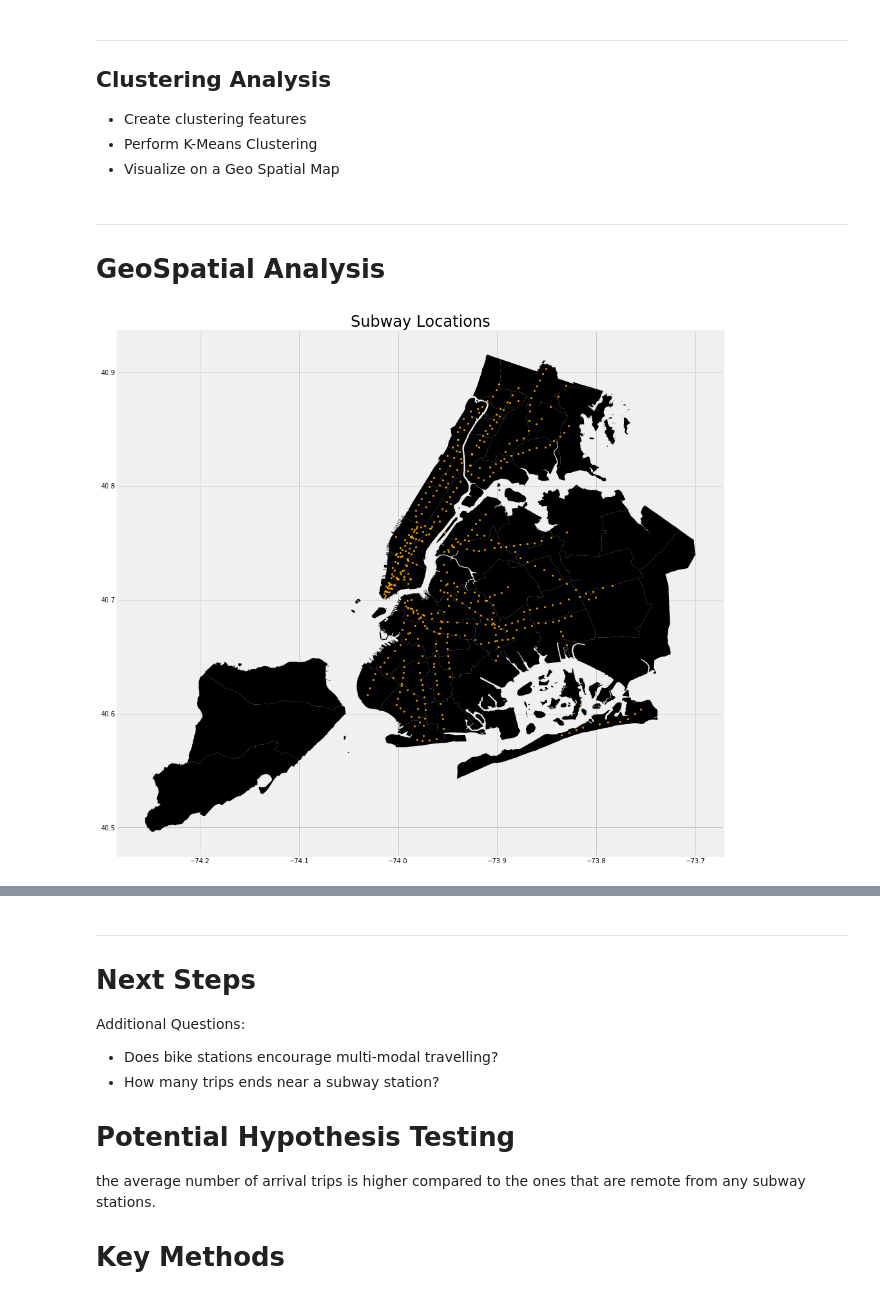
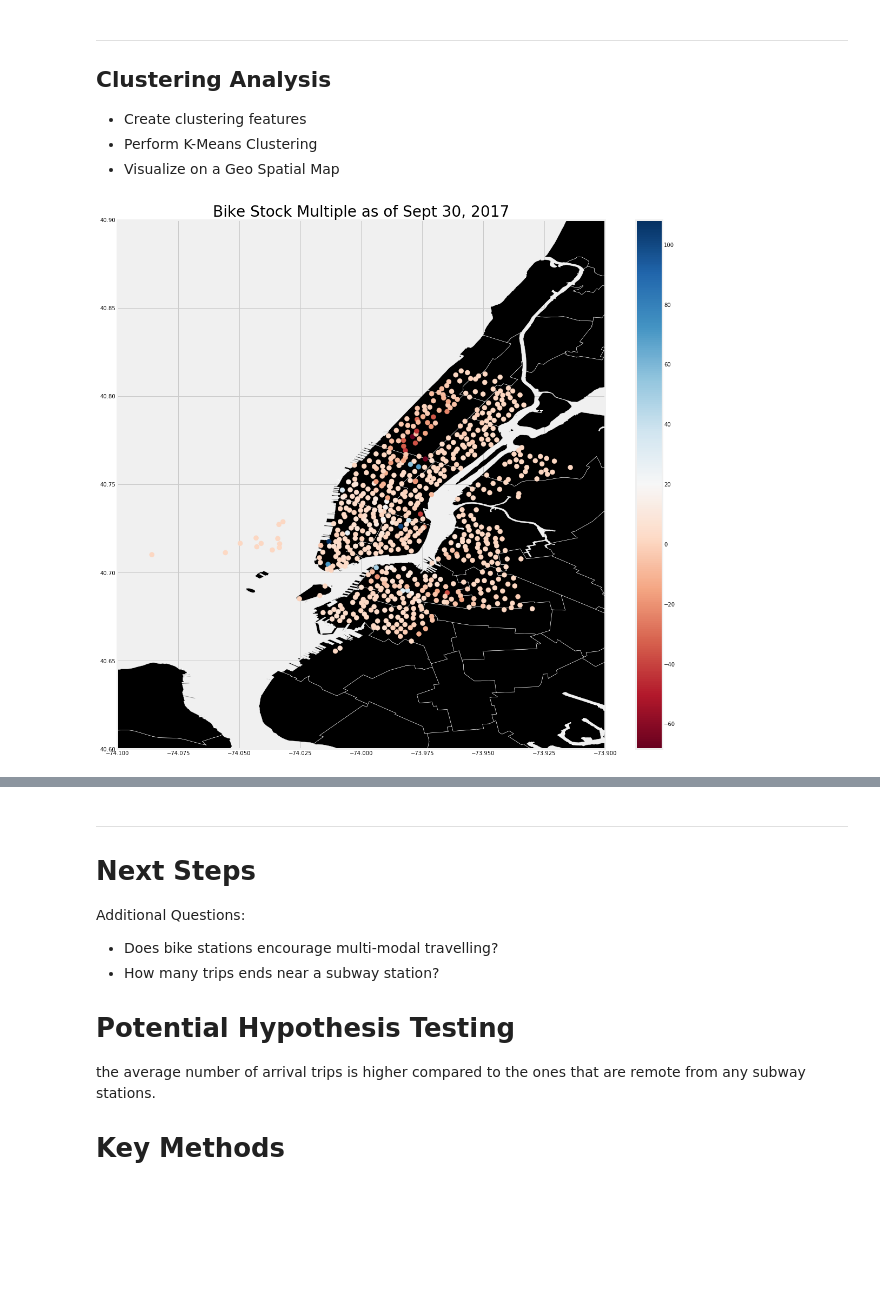
Before and after one commit to ianxxiao/PUI2017_ixx200, a Jupyter notebook: Project/citibike_load_balancing.ipynb, the cells around one changed output, grey strips where cells are left out. Saved outputs shown, nothing was run; the diff lists cells and outputs as text; code cells hidden in the pictures; blank space fills up the shorter version.

```diff
--- a/Project/citibike_load_balancing.ipynb
+++ b/Project/citibike_load_balancing.ipynb
@@ -447,13 +453,19 @@ final_bal.sort_values(by = "bal_30_23", ascending= True).head(5)[["id", "name",
-# %% [markdown]
----
-
-# GeoSpatial Analysis
-# %%
-# Subway Locations
-
-f, ax = plt.subplots(figsize = (15, 15));
-nyc_map.plot(ax = ax, color = "black");
-subway.plot(ax = ax, color = "orange", markersize = 6);
-ax.set_title("Subway Locations", size = 24);
-# %% [output]
-[figure, removed]
+# %%
+# Convert data frame to Geo Pandas
+from shapely.geometry import Point
+#final_bal = final_bal.sort_values("bal_30_23")
+final_chg["geometry"] = final_chg.apply(lambda x: Point((float(x.lon)), (float(x.lat))),
+                                        axis = 1)
+geo_final_chg = gpd.GeoDataFrame(final_chg, geometry = "geometry", crs = nyc_map.crs)
+geo_final_chg.drop(geo_final_chg[geo_final_chg.lon ==0].index, inplace = True)
+del final_chg, final_bal
+# %%
+f, ax = plt.subplots(figsize = (18, 18));
+nyc_map.plot(ax = ax, color = "black", edgecolor = 'w');
+geo_final_chg.plot(ax = ax, column = "chg_30_23", cmap = "RdBu",
+                   markersize = 80, legend = True);
+plt.xlim((-74.1, -73.9));
+plt.ylim((40.6, 40.9));
+plt.title("Bike Stock Multiple as of Sept 30, 2017", size = 28);
+# %% [output]
+[figure, added]
```
Also changed, not shown: parts of 36 cells of this notebook, 11 other files.
